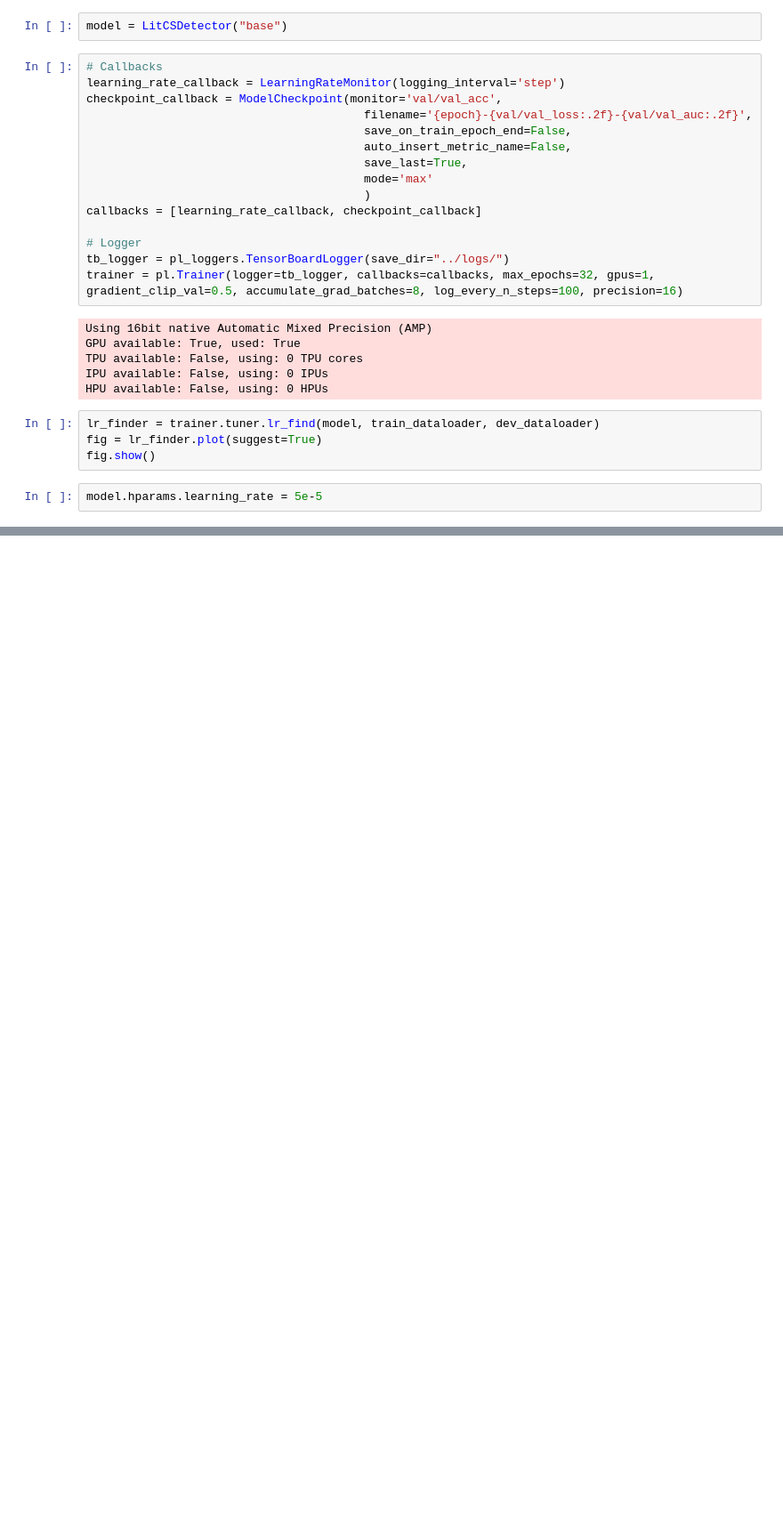
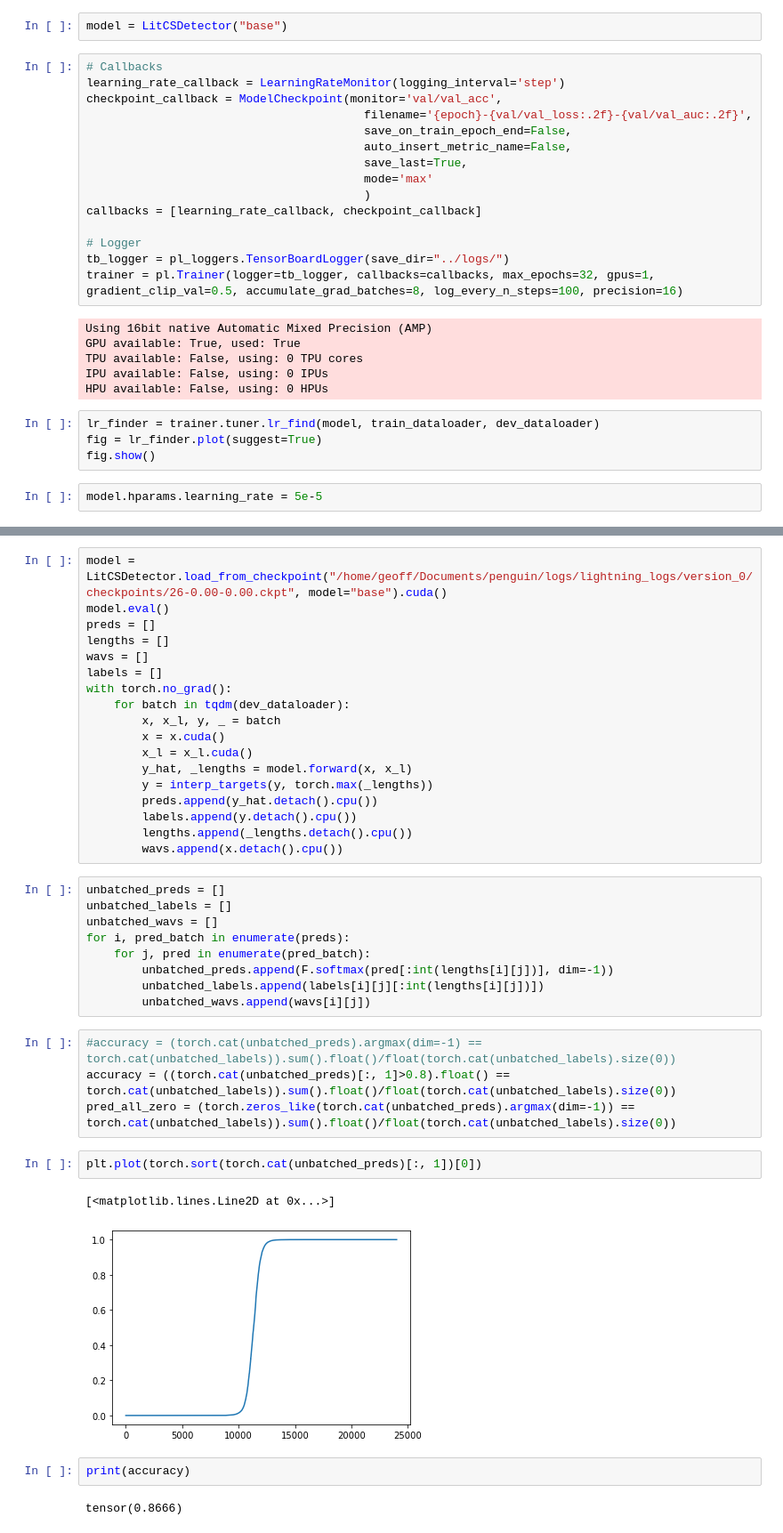
Before and after one commit to GeoffreyFrost/code-switched-language-diarization, a Jupyter notebook: notebooks/model_tinker.ipynb, the cells around one changed output, grey strips where cells are left out. Shown: that part at 89% size. Cells and saved outputs as stored; diff of their text form; blank space fills up the shorter version.

```diff
--- a/notebooks/model_tinker.ipynb
+++ b/notebooks/model_tinker.ipynb
@@ -170,0 +186,40 @@ LOCAL_RANK: 0 - CUDA_VISIBLE_DEVICES: [0]
+# %%
+model = LitCSDetector.load_from_checkpoint("/home/geoff/Documents/penguin/logs/lightning_logs/version_0/checkpoints/26-0.00-0.00.ckpt", model="base").cuda()
+model.eval()
+preds = []
+lengths = []
+wavs = []
+labels = []
+with torch.no_grad():
+    for batch in tqdm(dev_dataloader):
+        x, x_l, y, _ = batch
+        x = x.cuda()
+        x_l = x_l.cuda()
+        y_hat, _lengths = model.forward(x, x_l)
+        y = interp_targets(y, torch.max(_lengths))
+        preds.append(y_hat.detach().cpu())
+        labels.append(y.detach().cpu())
+        lengths.append(_lengths.detach().cpu())
+        wavs.append(x.detach().cpu())
+# %%
+unbatched_preds = []
+unbatched_labels = []
+unbatched_wavs = []
+for i, pred_batch in enumerate(preds):
+    for j, pred in enumerate(pred_batch):
+        unbatched_preds.append(F.softmax(pred[:int(lengths[i][j])], dim=-1))
+        unbatched_labels.append(labels[i][j][:int(lengths[i][j])])
+        unbatched_wavs.append(wavs[i][j])
+# %%
+#accuracy = (torch.cat(unbatched_preds).argmax(dim=-1) == torch.cat(unbatched_labels)).sum().float()/float(torch.cat(unbatched_labels).size(0))
+accuracy = ((torch.cat(unbatched_preds)[:, 1]>0.8).float() == torch.cat(unbatched_labels)).sum().float()/float(torch.cat(unbatched_labels).size(0))
+pred_all_zero = (torch.zeros_like(torch.cat(unbatched_preds).argmax(dim=-1)) == torch.cat(unbatched_labels)).sum().float()/float(torch.cat(unbatched_labels).size(0))
+# %%
+plt.plot(torch.sort(torch.cat(unbatched_preds)[:, 1])[0])
+# %% [output]
+[<matplotlib.lines.Line2D at 0x...>]
+[figure, added]
+# %%
+print(accuracy)
+# %% [output]
+tensor(0.8666)
```
Also changed, not shown: parts of 14 cells of this notebook, 6 other files.
